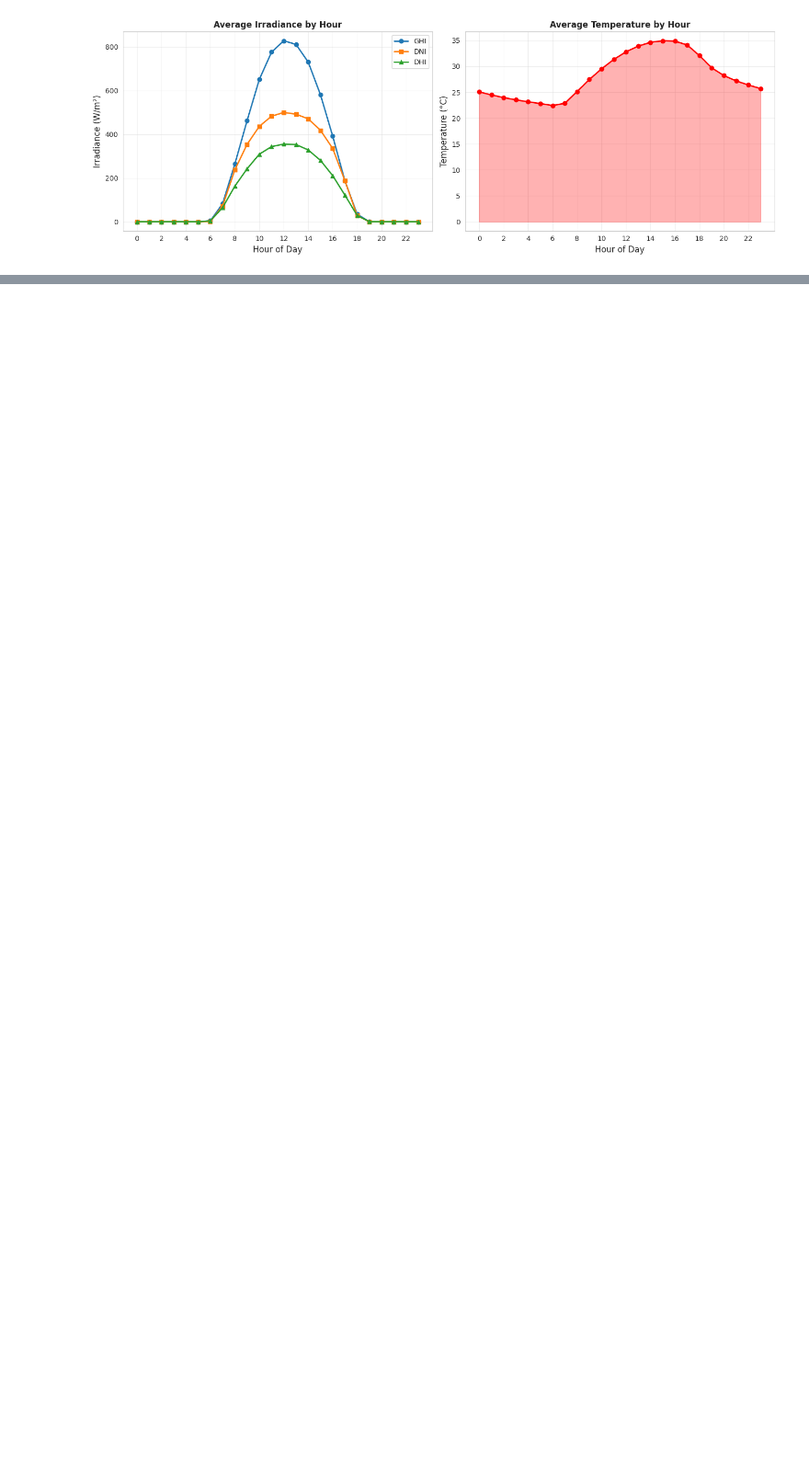
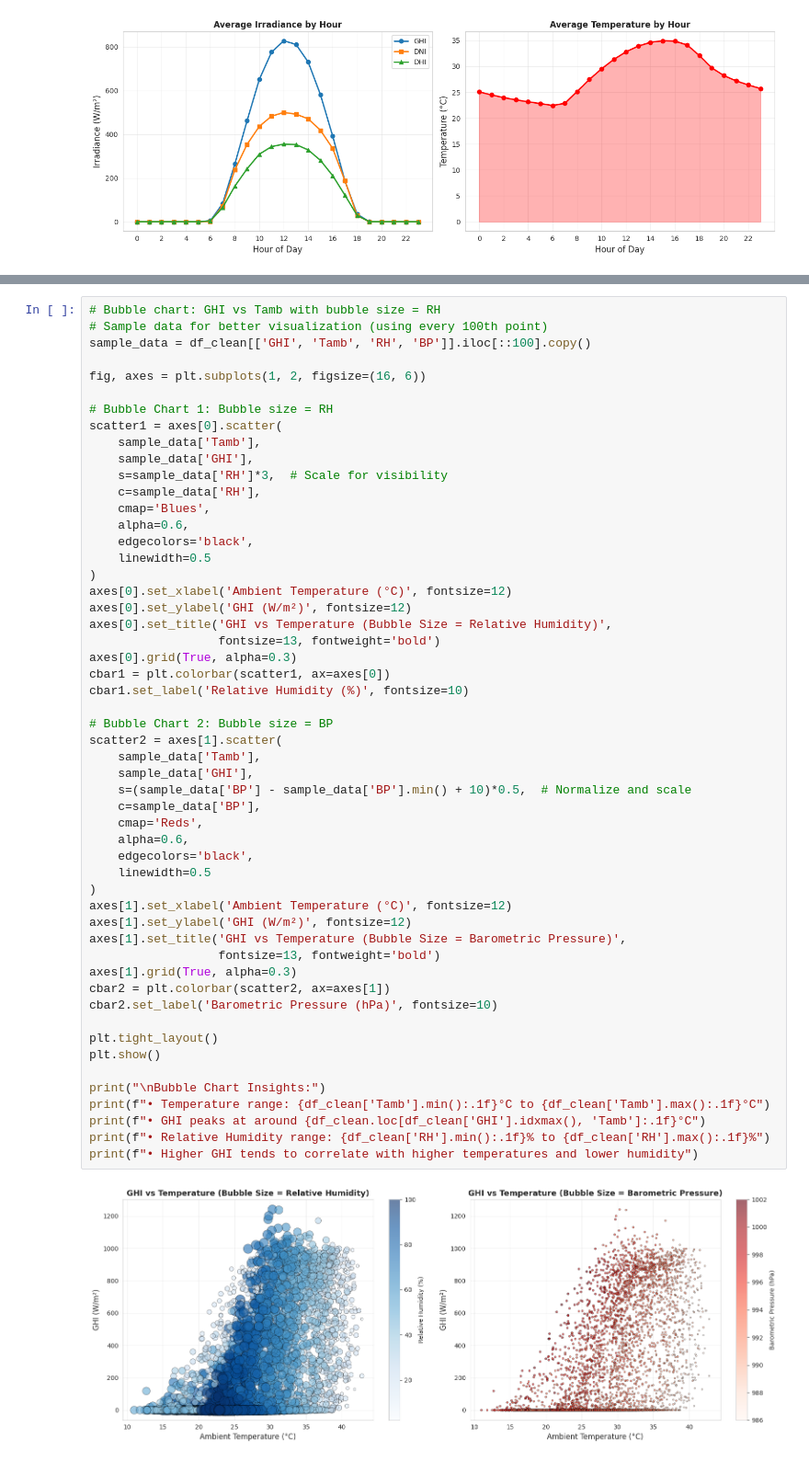
Before and after one commit to Zufan-Hadgu/solar-challenge-week0, a Jupyter notebook: notebooks/benin_eda.ipynb, the cells around one changed output, grey strips where cells are left out. Shown at 92% size. Drawn from its saved outputs; the diff is of its cells as text; blank space fills up the shorter version.

```diff
--- a/notebooks/benin_eda.ipynb
+++ b/notebooks/benin_eda.ipynb
@@ -434,0 +563,55 @@ plt.show()
+# %%
+# Bubble chart: GHI vs Tamb with bubble size = RH
+# Sample data for better visualization (using every 100th point)
+sample_data = df_clean[['GHI', 'Tamb', 'RH', 'BP']].iloc[::100].copy()
+
+fig, axes = plt.subplots(1, 2, figsize=(16, 6))
+
+# Bubble Chart 1: Bubble size = RH
+scatter1 = axes[0].scatter(
+    sample_data['Tamb'],
+    sample_data['GHI'],
+    s=sample_data['RH']*3,  # Scale for visibility
+    c=sample_data['RH'],
+    cmap='Blues',
+    alpha=0.6,
+    edgecolors='black',
+    linewidth=0.5
+)
+axes[0].set_xlabel('Ambient Temperature (°C)', fontsize=12)
+axes[0].set_ylabel('GHI (W/m²)', fontsize=12)
+axes[0].set_title('GHI vs Temperature (Bubble Size = Relative Humidity)',
+                  fontsize=13, fontweight='bold')
+axes[0].grid(True, alpha=0.3)
+cbar1 = plt.colorbar(scatter1, ax=axes[0])
+cbar1.set_label('Relative Humidity (%)', fontsize=10)
+
+# Bubble Chart 2: Bubble size = BP
+scatter2 = axes[1].scatter(
+    sample_data['Tamb'],
+    sample_data['GHI'],
+    s=(sample_data['BP'] - sample_data['BP'].min() + 10)*0.5,  # Normalize and scale
+    c=sample_data['BP'],
+    cmap='Reds',
+    alpha=0.6,
+    edgecolors='black',
+    linewidth=0.5
+)
+axes[1].set_xlabel('Ambient Temperature (°C)', fontsize=12)
+axes[1].set_ylabel('GHI (W/m²)', fontsize=12)
+axes[1].set_title('GHI vs Temperature (Bubble Size = Barometric Pressure)',
+                  fontsize=13, fontweight='bold')
+axes[1].grid(True, alpha=0.3)
+cbar2 = plt.colorbar(scatter2, ax=axes[1])
+cbar2.set_label('Barometric Pressure (hPa)', fontsize=10)
+
+plt.tight_layout()
+plt.show()
+
+print("\nBubble Chart Insights:")
+print(f"• Temperature range: {df_clean['Tamb'].min():.1f}°C to {df_clean['Tamb'].max():.1f}°C")
+print(f"• GHI peaks at around {df_clean.loc[df_clean['GHI'].idxmax(), 'Tamb']:.1f}°C")
+print(f"• Relative Humidity range: {df_clean['RH'].min():.1f}% to {df_clean['RH'].max():.1f}%")
+print(f"• Higher GHI tends to correlate with higher temperatures and lower humidity")
+# %% [output]
+[figure, added]
```
Also changed, not shown: parts of 7 cells of this notebook.
